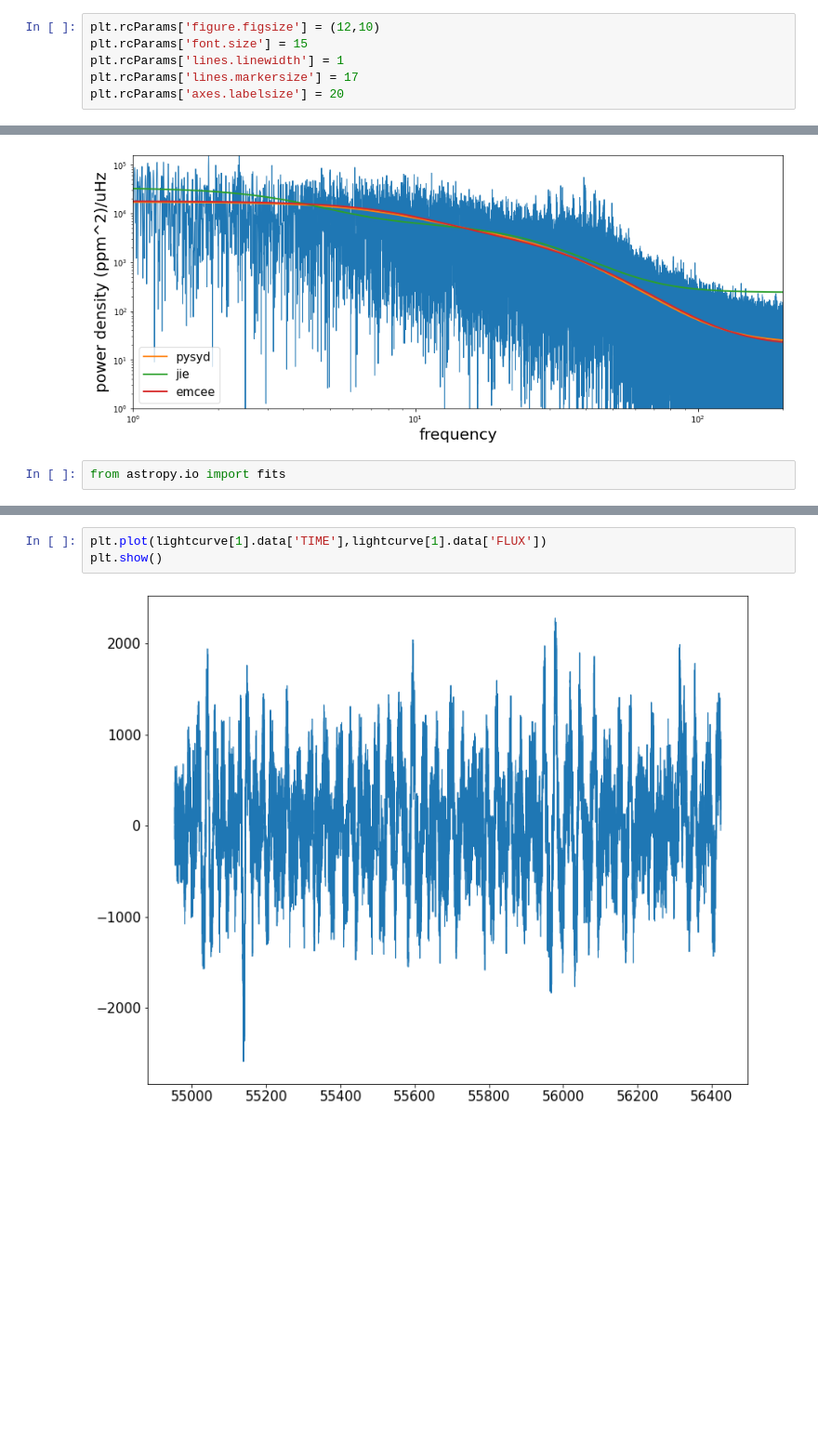
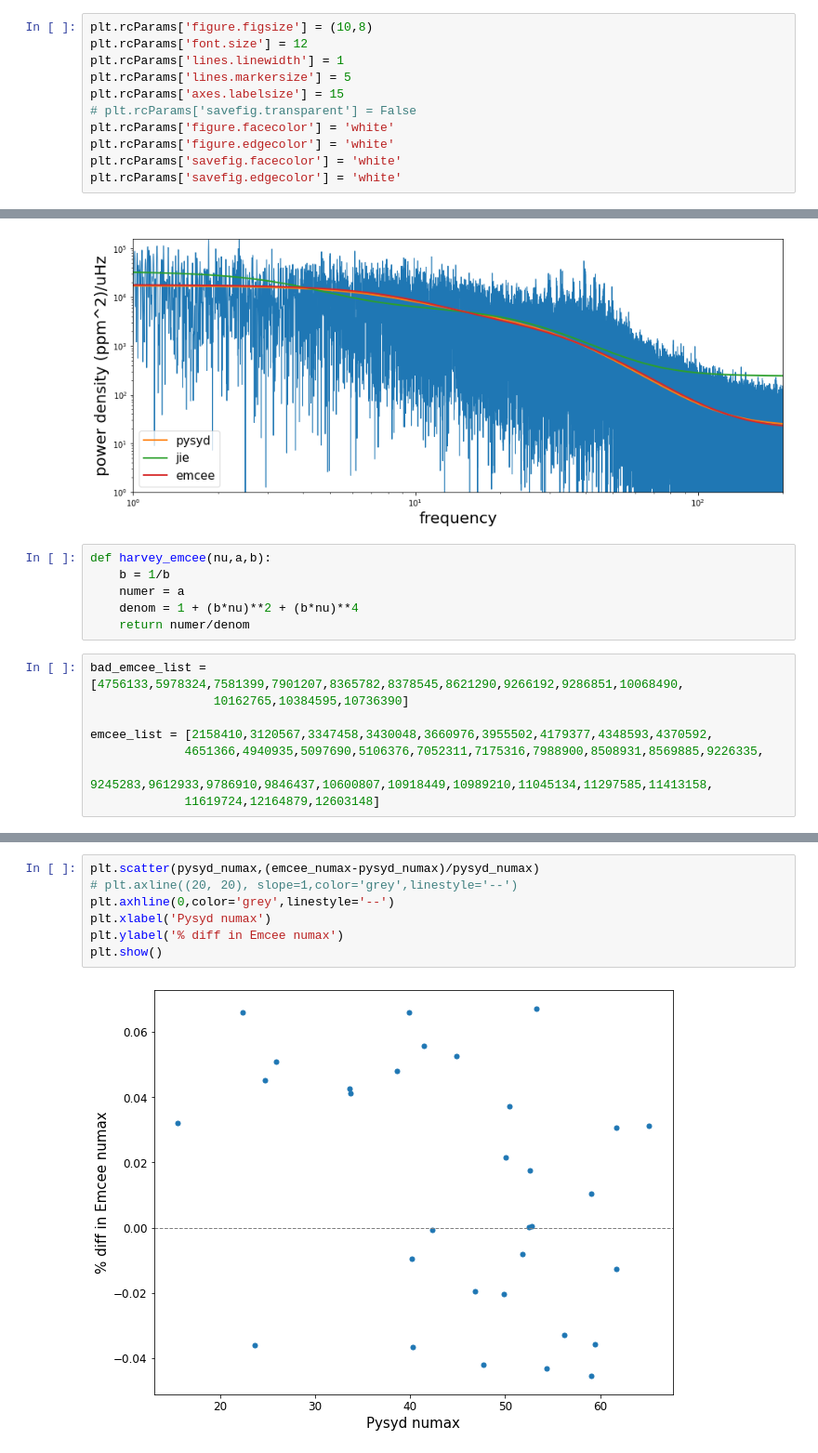
Before and after one commit to courtcraw/Notebooks, a Jupyter notebook: bg_comparisons.ipynb, the cells around one changed output, grey strips where cells are left out. Shown at 93% size. Cells and saved outputs as stored; diff of their text form; blank space fills up the shorter version.

Commit message:
june 8 comparison of emcee to pysyd

```diff
--- a/bg_comparisons.ipynb
+++ b/bg_comparisons.ipynb
@@ -14,11 +14,16 @@ import scipy as sp
 import pandas as pd
 import matplotlib.pyplot as plt
 # %%
-plt.rcParams['figure.figsize'] = (12,10)
-plt.rcParams['font.size'] = 15
+plt.rcParams['figure.figsize'] = (10,8)
+plt.rcParams['font.size'] = 12
 plt.rcParams['lines.linewidth'] = 1
-plt.rcParams['lines.markersize'] = 17
-plt.rcParams['axes.labelsize'] = 20
+plt.rcParams['lines.markersize'] = 5
+plt.rcParams['axes.labelsize'] = 15
+# plt.rcParams['savefig.transparent'] = False
+plt.rcParams['figure.facecolor'] = 'white'
+plt.rcParams['figure.edgecolor'] = 'white'
+plt.rcParams['savefig.facecolor'] = 'white'
+plt.rcParams['savefig.edgecolor'] = 'white'
 # %%
 %matplotlib inline
 # %%
@@ -215,6 +220,18 @@ plt.legend(loc='lower left',fontsize=15)
 plt.show()
 # %% [output]
 [figure]
+# %%
+def harvey_emcee(nu,a,b):
+    b = 1/b
+    numer = a
+    denom = 1 + (b*nu)**2 + (b*nu)**4
+    return numer/denom
 # %%
-from astropy.io import fits
+bad_emcee_list = [4756133,5978324,7581399,7901207,8365782,8378545,8621290,9266192,9286851,10068490,
+                 10162765,10384595,10736390]
+
+emcee_list = [2158410,3120567,3347458,3430048,3660976,3955502,4179377,4348593,4370592,
+             4651366,4940935,5097690,5106376,7052311,7175316,7988900,8508931,8569885,9226335,
+             9245283,9612933,9786910,9846437,10600807,10918449,10989210,11045134,11297585,11413158,
+             11619724,12164879,12603148]
 # %%
@@ -236,5 +455,9 @@ ColDefs(
 # %%
-plt.plot(lightcurve[1].data['TIME'],lightcurve[1].data['FLUX'])
+plt.scatter(pysyd_numax,(emcee_numax-pysyd_numax)/pysyd_numax)
+# plt.axline((20, 20), slope=1,color='grey',linestyle='--')
+plt.axhline(0,color='grey',linestyle='--')
+plt.xlabel('Pysyd numax')
+plt.ylabel('% diff in Emcee numax')
 plt.show()
 # %% [output]
-[figure, old version]
+[figure, new version]
```
Also changed, not shown: parts of 6 cells of this notebook, 1 other file.
